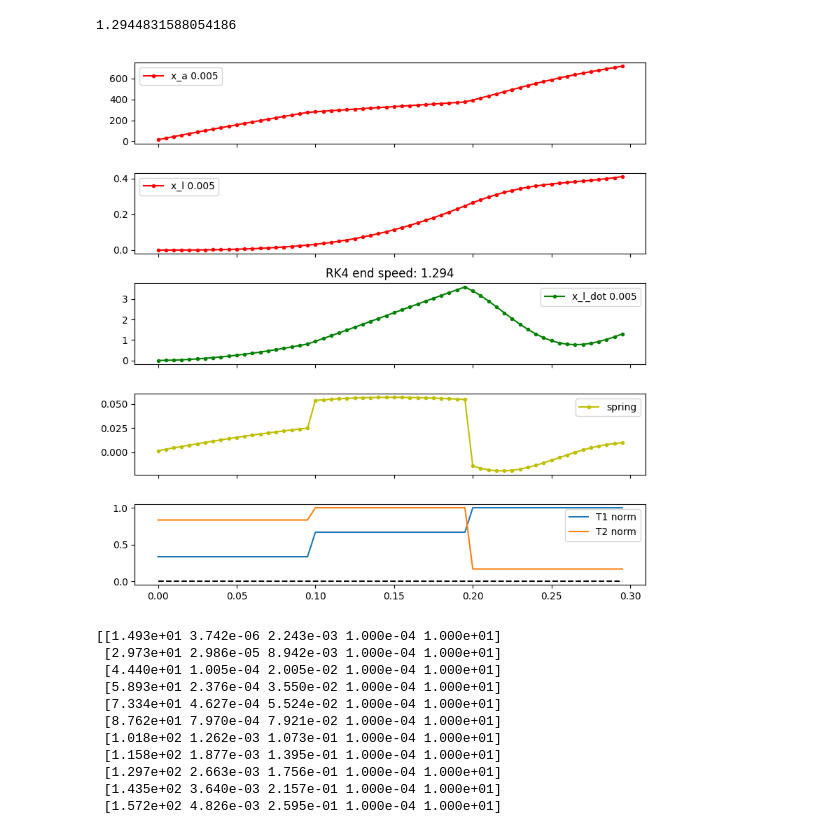
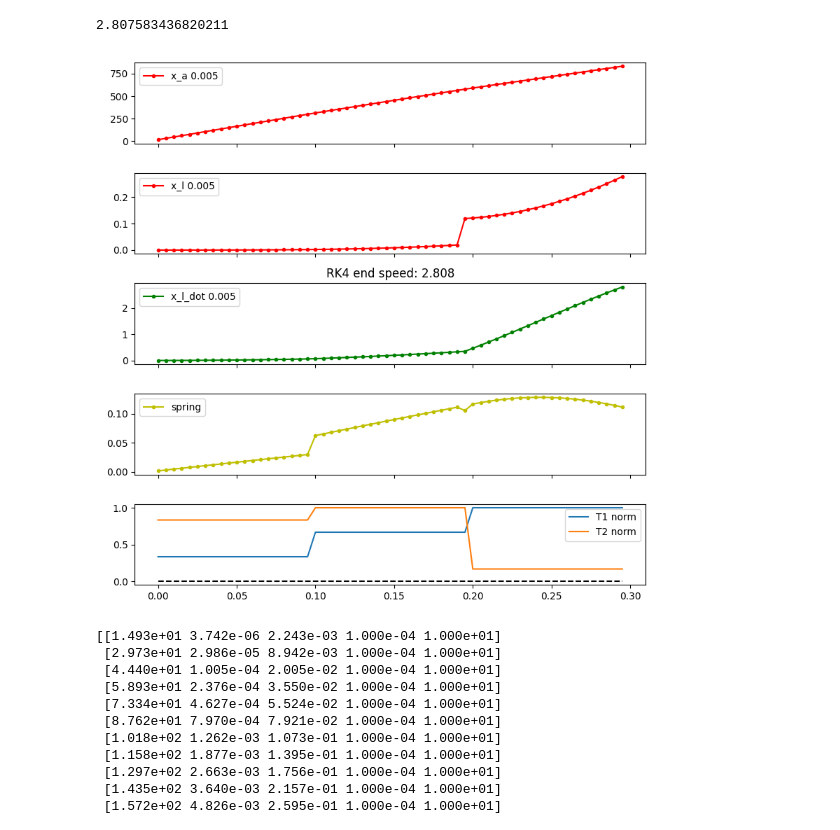
Before and after one commit to NovelMobileRobotsLab/pinto-squirrel, a Jupyter notebook: SEA/comparediffyq_re.ipynb, the cells around one changed output. Drawn from its saved outputs; the diff is of its cells as text; code cells hidden in the pictures.

```diff
--- a/SEA/comparediffyq_re.ipynb
+++ b/SEA/comparediffyq_re.ipynb
@@ -14,7 +14,7 @@ T2 = 5 #guess for leg movement/string contract
 
 m_a = 1/2 * 0.020 * 0.010**2 #cylinder MOI 20g 10mm radius
 m_l = 0.5 #mass to push off ground
-k = 3000 # no idea honestly
+k = 200 # no idea honestly
 
 tau_max = 0.05 #N*m stall torque
 omega_max = 3000 #about 10,000rpm free speed
@@ -70,41 +70,41 @@ for ti in np.arange(0.1, 0.2, dt):
     log_T.append((T1, T2))
 
 T1f, T2f = (0.0003, 2)
-# X[1] = T2f*((T1f-T1)*X[0] + X[1]/T2)
+X[1] = T2f*((T1f-T1)*X[0] + X[1]/T2)
 T1, T2 = (T1f, T2f)
 for ti in np.arange(0.2, 0.3, dt):
     X = RK4(f, X, dt)
     times.append(ti)
     log.append(X)
     log_T.append((T1, T2))
 
 log = np.array(log)
 log_T = np.array(log_T)
 endv = log[:,2][-1]
 print(endv)
 
 fig, axs = plt.subplots(5, 1, sharex=True, figsize=(8,8))
 axs[0].plot(times, log[:,0], 'r.-', label=f'x_a {dt}')
 # axs[0].plot(times, np.gradient(log[:,0])/dt, label=f'x_a_dot {dt}')
 
 axs[1].plot(times, log[:,1], 'r.-', label=f'x_l {dt}')
 
 axs[2].plot(times, log[:,2], 'g.-', label=f'x_l_dot {dt}')
 axs[2].set_title(f'RK4 end speed: {np.round(endv, 3)}')
 
 spring = log_T[:,0]*log[:,0] - (1/log_T[:,1])*log[:,1]
 axs[3].plot(times, spring, 'y.-', label='spring')
 
 axs[4].plot(times, log_T[:,0]/max(log_T[:,0]), label=f'T1 norm')
 axs[4].plot(times, log_T[:,1]/max(log_T[:,1]), label=f'T2 norm')
 axs[4].plot(times, np.zeros_like(times), 'k--')
 
 for ax in axs:
     ax.legend()
 plt.show()
 # %% [output]
-1.2944831588054186
+2.807583436820211
-[figure, old version]
+[figure, new version]
 # %%
 np.set_printoptions(precision=3)
 
```
Also changed, not shown: 1 other file.
